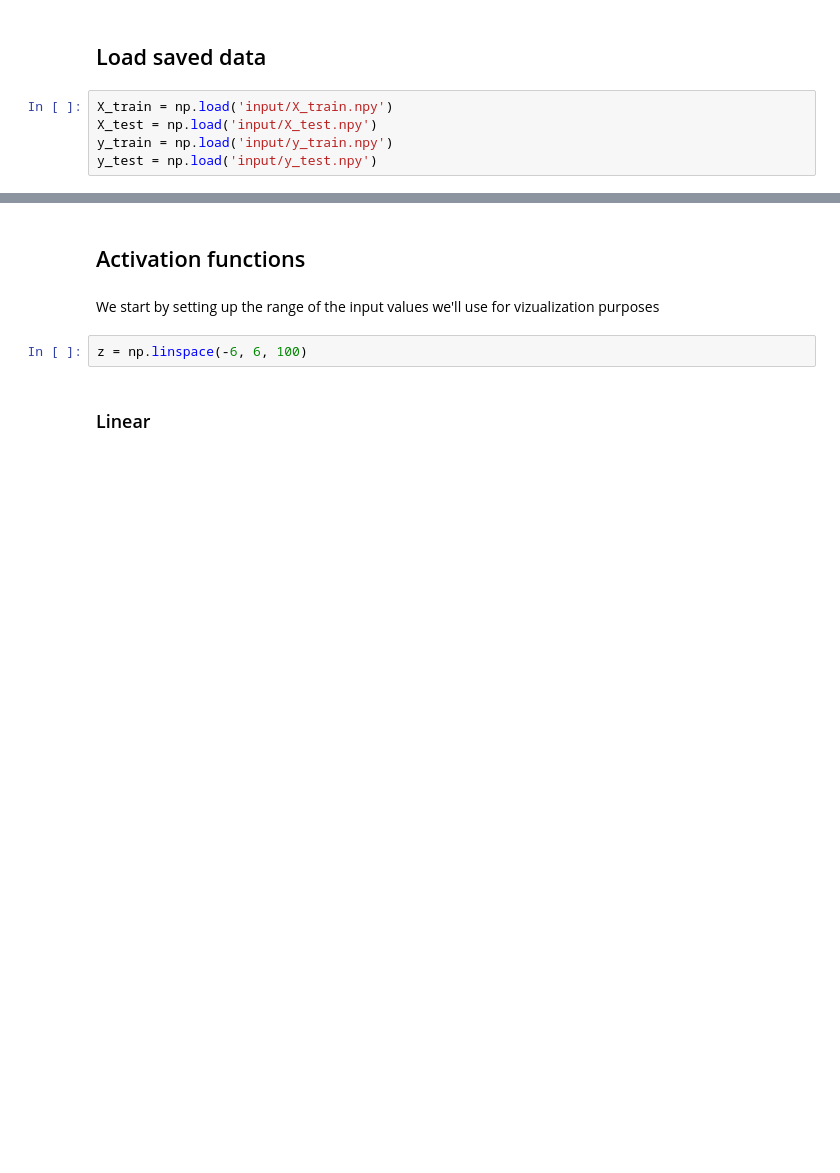
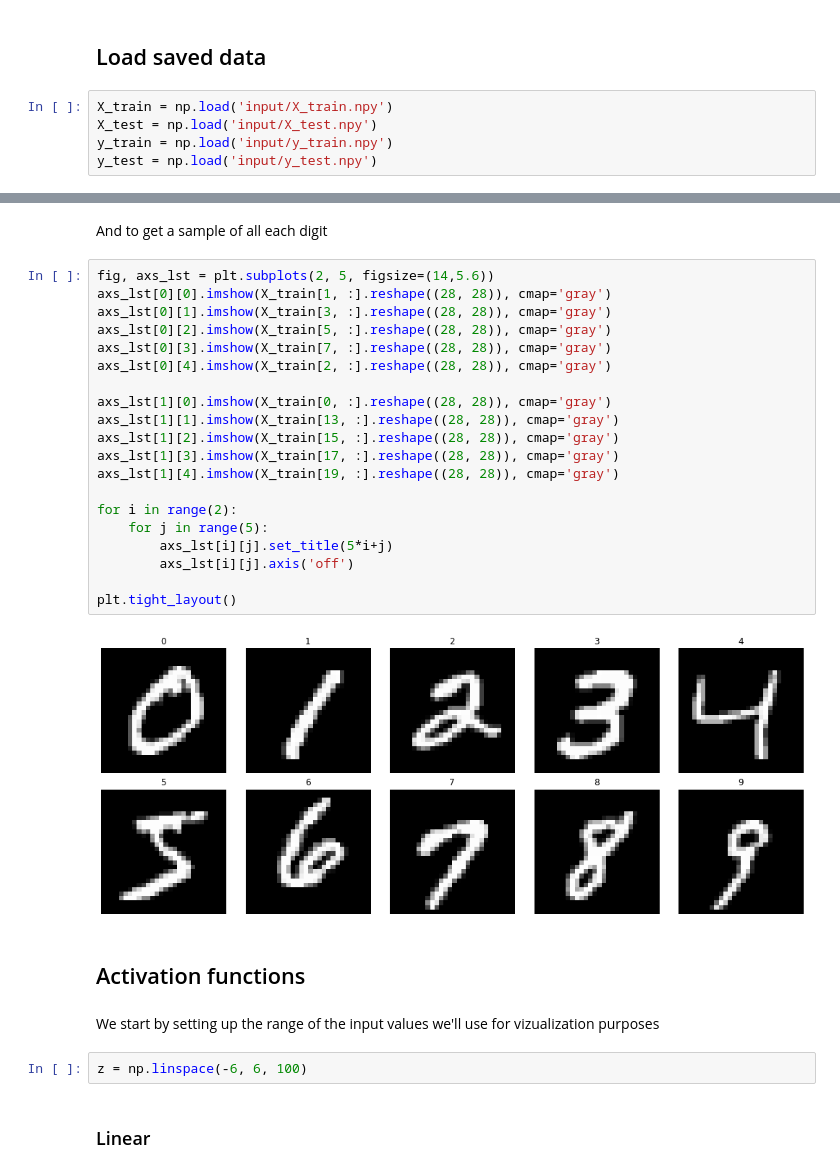
Before and after one commit to DataForScience/DeepLearning, a Jupyter notebook: Forward Propagation.ipynb, the cells around one changed output, grey strips where cells are left out. Saved outputs shown, nothing was run; the diff lists cells and outputs as text; blank space fills up the shorter version.

```diff
--- a/Forward Propagation.ipynb
+++ b/Forward Propagation.ipynb
@@ -48,3 +62,27 @@ y_test = np.load('input/y_test.npy')
+# %% [markdown]
+And to get a sample of all each digit
+# %%
+fig, axs_lst = plt.subplots(2, 5, figsize=(14,5.6))
+axs_lst[0][0].imshow(X_train[1, :].reshape((28, 28)), cmap='gray')
+axs_lst[0][1].imshow(X_train[3, :].reshape((28, 28)), cmap='gray')
+axs_lst[0][2].imshow(X_train[5, :].reshape((28, 28)), cmap='gray')
+axs_lst[0][3].imshow(X_train[7, :].reshape((28, 28)), cmap='gray')
+axs_lst[0][4].imshow(X_train[2, :].reshape((28, 28)), cmap='gray')
+
+axs_lst[1][0].imshow(X_train[0, :].reshape((28, 28)), cmap='gray')
+axs_lst[1][1].imshow(X_train[13, :].reshape((28, 28)), cmap='gray')
+axs_lst[1][2].imshow(X_train[15, :].reshape((28, 28)), cmap='gray')
+axs_lst[1][3].imshow(X_train[17, :].reshape((28, 28)), cmap='gray')
+axs_lst[1][4].imshow(X_train[19, :].reshape((28, 28)), cmap='gray')
+
+for i in range(2):
+    for j in range(5):
+        axs_lst[i][j].set_title(5*i+j)
+        axs_lst[i][j].axis('off')
+
+plt.tight_layout()
+# %% [output]
+[figure, added]
 # %% [markdown]
 ## Activation functions
 # %% [markdown]
```
Also changed, not shown: parts of 7 cells of this notebook, 5 other files.
